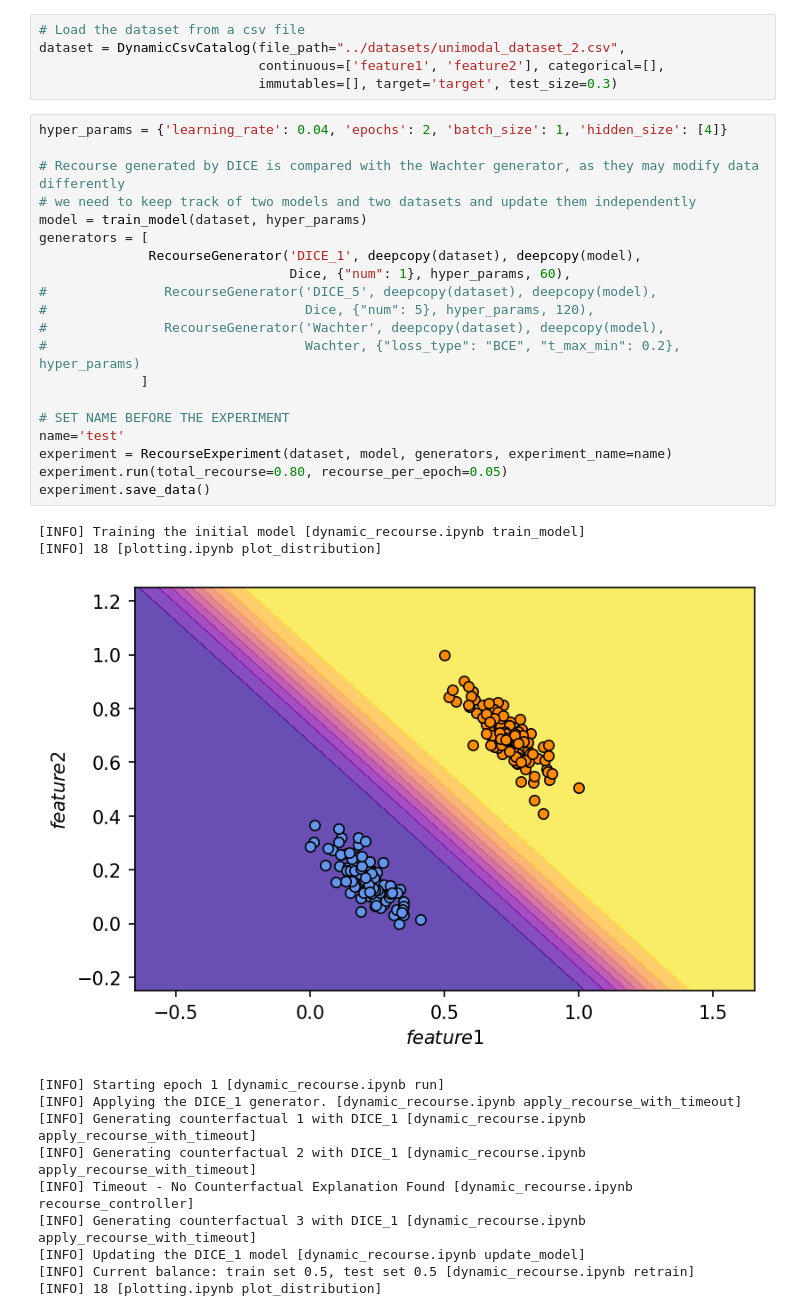
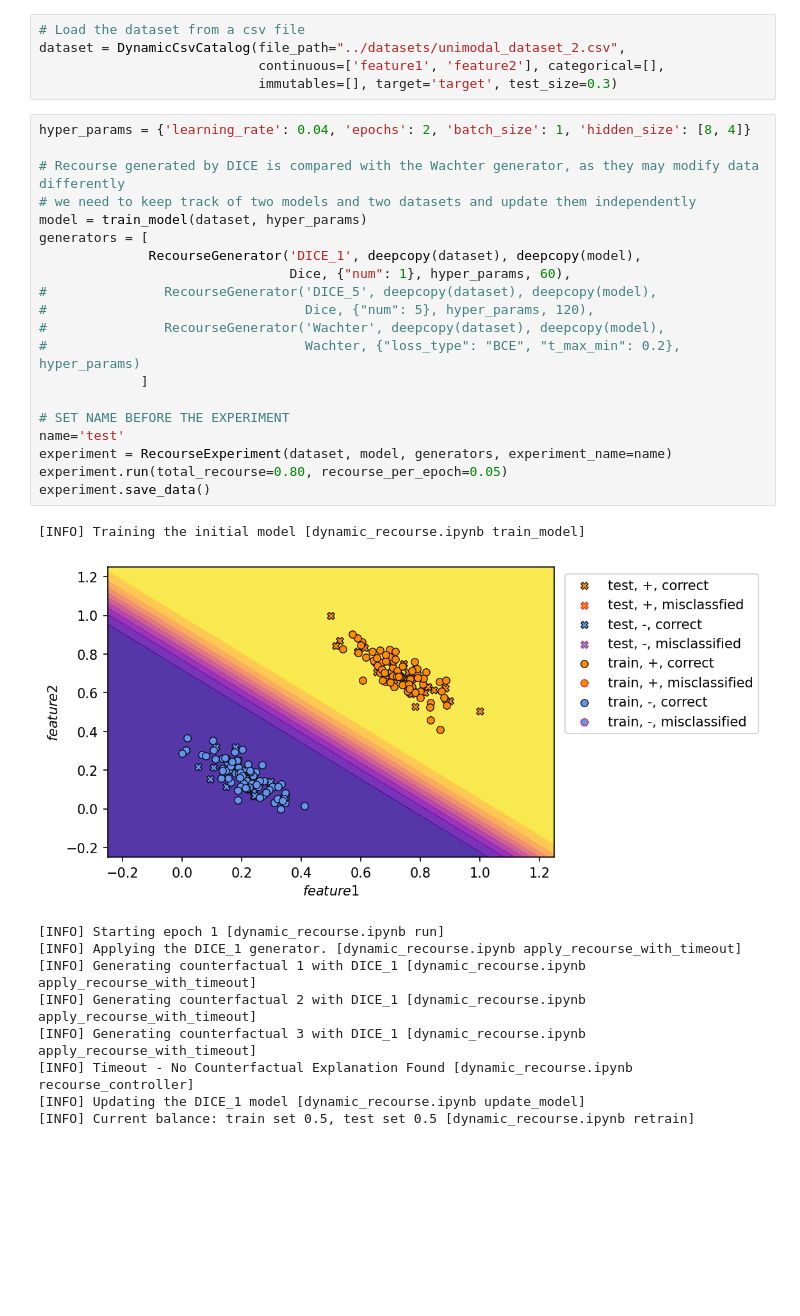
Before and after one commit to abuszydlik/model-shifts-with-dice, a Jupyter notebook: notebooks/experiments.ipynb, the cells around one changed output. Cells and saved outputs as stored; diff of their text form; blank space fills up the shorter version.

Commit message:
Add code for plotting train vs test, misclassifications, and recourse paths

```diff
--- a/notebooks/experiments.ipynb
+++ b/notebooks/experiments.ipynb
@@ -32,35 +32,33 @@ dataset = DynamicCsvCatalog(file_path="../datasets/unimodal_dataset_2.csv",
                             continuous=['feature1', 'feature2'], categorical=[],
                             immutables=[], target='target', test_size=0.3)
 # %%
-hyper_params = {'learning_rate': 0.04, 'epochs': 2, 'batch_size': 1, 'hidden_size': [4]}
+hyper_params = {'learning_rate': 0.04, 'epochs': 2, 'batch_size': 1, 'hidden_size': [8, 4]}
 
 # Recourse generated by DICE is compared with the Wachter generator, as they may modify data differently
 # we need to keep track of two models and two datasets and update them independently
 model = train_model(dataset, hyper_params)
 generators = [
               RecourseGenerator('DICE_1', deepcopy(dataset), deepcopy(model),
                                 Dice, {"num": 1}, hyper_params, 60),
 #               RecourseGenerator('DICE_5', deepcopy(dataset), deepcopy(model),
 #                                 Dice, {"num": 5}, hyper_params, 120),
 #               RecourseGenerator('Wachter', deepcopy(dataset), deepcopy(model),
 #                                 Wachter, {"loss_type": "BCE", "t_max_min": 0.2}, hyper_params)
              ]
 
 # SET NAME BEFORE THE EXPERIMENT
 name='test'
 experiment = RecourseExperiment(dataset, model, generators, experiment_name=name)
 experiment.run(total_recourse=0.80, recourse_per_epoch=0.05)
 experiment.save_data()
 # %% [output]
 [INFO] Training the initial model [dynamic_recourse.ipynb train_model]
-[INFO] 18 [plotting.ipynb plot_distribution]
-[figure, old version]
+[figure, new version]
 [INFO] Starting epoch 1 [dynamic_recourse.ipynb run]
 [INFO] Applying the DICE_1 generator. [dynamic_recourse.ipynb apply_recourse_with_timeout]
 [INFO] Generating counterfactual 1 with DICE_1 [dynamic_recourse.ipynb apply_recourse_with_timeout]
 [INFO] Generating counterfactual 2 with DICE_1 [dynamic_recourse.ipynb apply_recourse_with_timeout]
+[INFO] Generating counterfactual 3 with DICE_1 [dynamic_recourse.ipynb apply_recourse_with_timeout]
 [INFO] Timeout - No Counterfactual Explanation Found [dynamic_recourse.ipynb recourse_controller]
-[INFO] Generating counterfactual 3 with DICE_1 [dynamic_recourse.ipynb apply_recourse_with_timeout]
 [INFO] Updating the DICE_1 model [dynamic_recourse.ipynb update_model]
 [INFO] Current balance: train set 0.5, test set 0.5 [dynamic_recourse.ipynb retrain]
-[INFO] 18 [plotting.ipynb plot_distribution]
```
Also changed, not shown: parts of 1 cell of this notebook, 2 other files.
